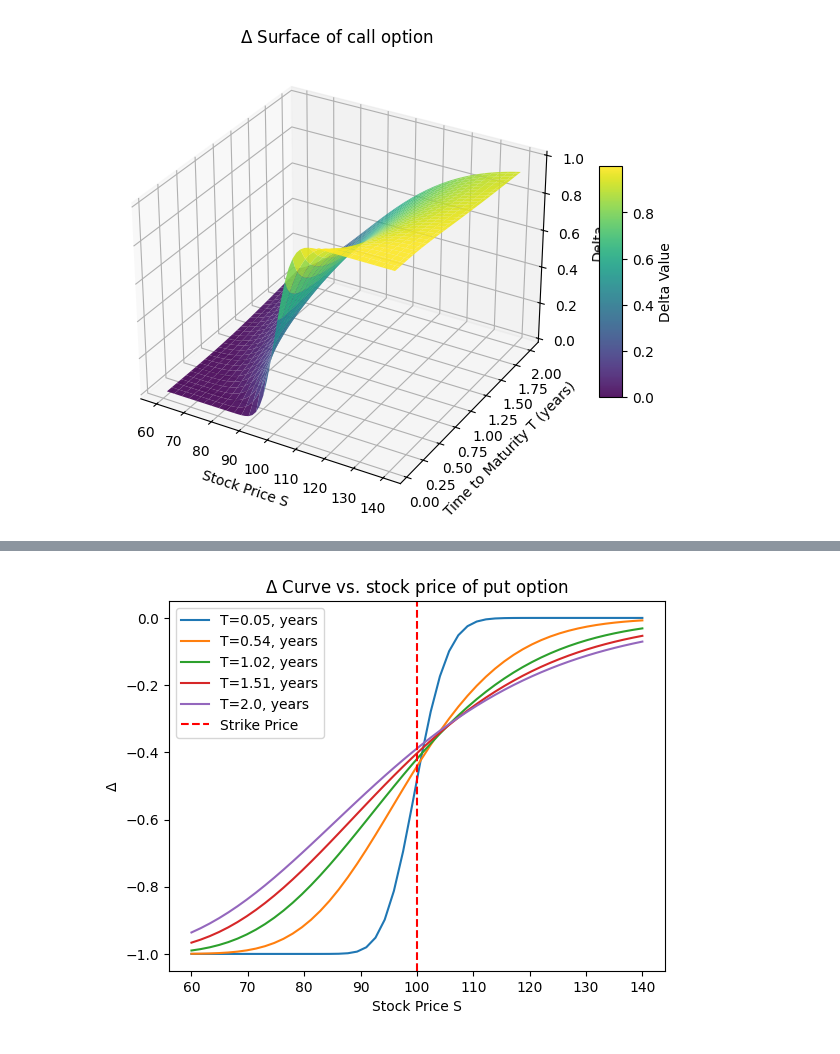
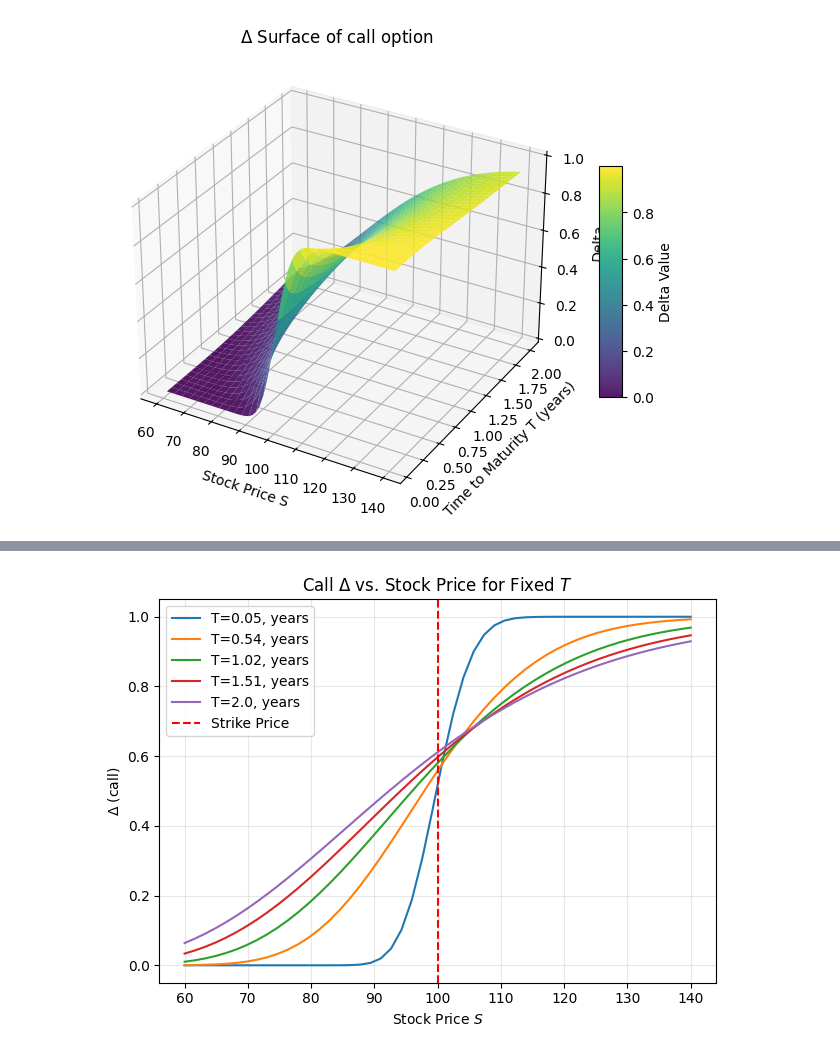
Before and after one commit to conformist89/greeks, a Jupyter notebook: greeks.ipynb, the cells around one changed output, grey strips where cells are left out. Saved outputs shown, nothing was run; the diff lists cells and outputs as text; code cells hidden in the pictures.

```diff
--- a/greeks.ipynb
+++ b/greeks.ipynb
@@ -173,16 +167,27 @@ delta_3d_surf(delt_put, S_grid, T_grid, opt_type="put")
-# %%
-fixed_time = np.linspace(0.05, 2.0, 5)
-st_points = np.linspace(60, 140, 50)
-
-for i in range(len(fixed_time)):
-    delt_points = greek_delta_put(K, st_points, r, sigm, fixed_time[i])
-    plt.plot(st_points, delt_points, label=f"T={round(fixed_time[i],2) }, years")
-
-plt.axvline(x=K, color='red', linestyle='--', linewidth=1.5, label='Strike Price')
-plt.legend()
-plt.xlabel('Stock Price S')
-plt.ylabel(r"$\Delta$")
-plt.title(r"$\Delta$ Curve vs. stock price of put option")
-plt.show()
-# %% [output]
-[figure, removed]
+# %%
+def plot_greek_vs_S(greek_l, K, r, sigm,fixed_time,
+                    spoints, opt_type="call"):
+    """
+    Plot Greek(S) for several fixed maturities T in years.
+    S is shown as a multiple of K .
+    """
+
+    if greek_l == "delta":
+        gr_l = r"$\Delta$"
+    if greek_l == "theta":
+        gr_l = r"$\Theta$"
+
+    greek_func = get_greek_func(greek_l)
+
+    for i in range(len(fixed_time)):
+        delt_points = greek_func(K, st_points, r, sigm, fixed_time[i], opt_type)
+        plt.plot(st_points, delt_points, label=f"T={round(fixed_time[i],2) }, years")
+
+    plt.axvline(x=K, color='red', linestyle='--', linewidth=1.5, label='Strike Price')
+    plt.xlabel("Stock Price $S$")
+    plt.ylabel(fr"{gr_l} ({opt_type})")
+    plt.title(fr"{opt_type.capitalize()} {gr_l} vs. Stock Price for Fixed $T$")
+    plt.grid(True, alpha=0.3)
+    plt.legend()
+    plt.tight_layout()
+    plt.show()
@@ -188,0 +197,5 @@ plt.show()
+# %%
+plot_greek_vs_S("delta", K, r, sigm,fixed_time,
+                    st_points, opt_type="call")
+# %% [output]
+[figure, added]
```
Also changed, not shown: parts of 26 cells of this notebook.
